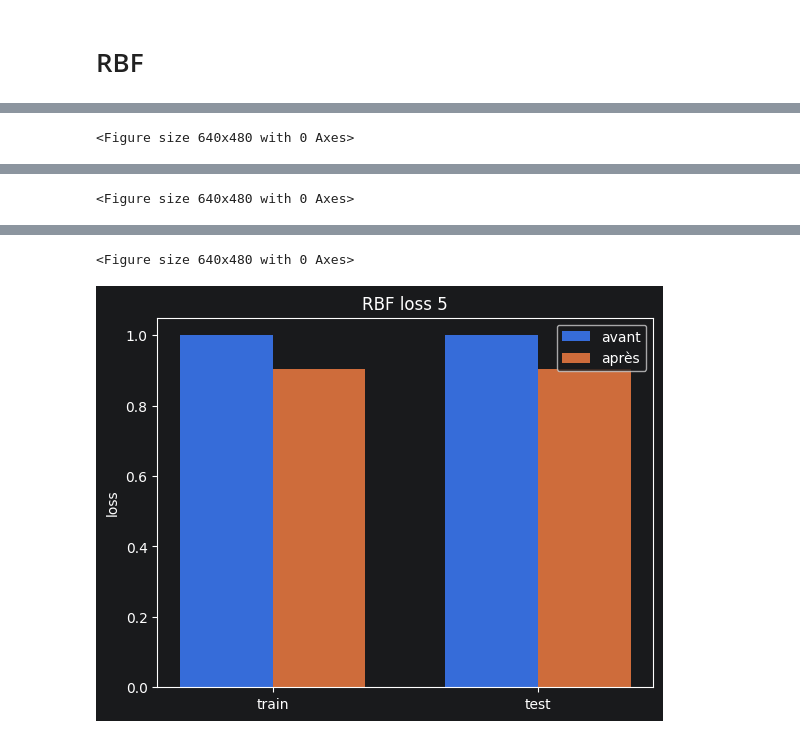
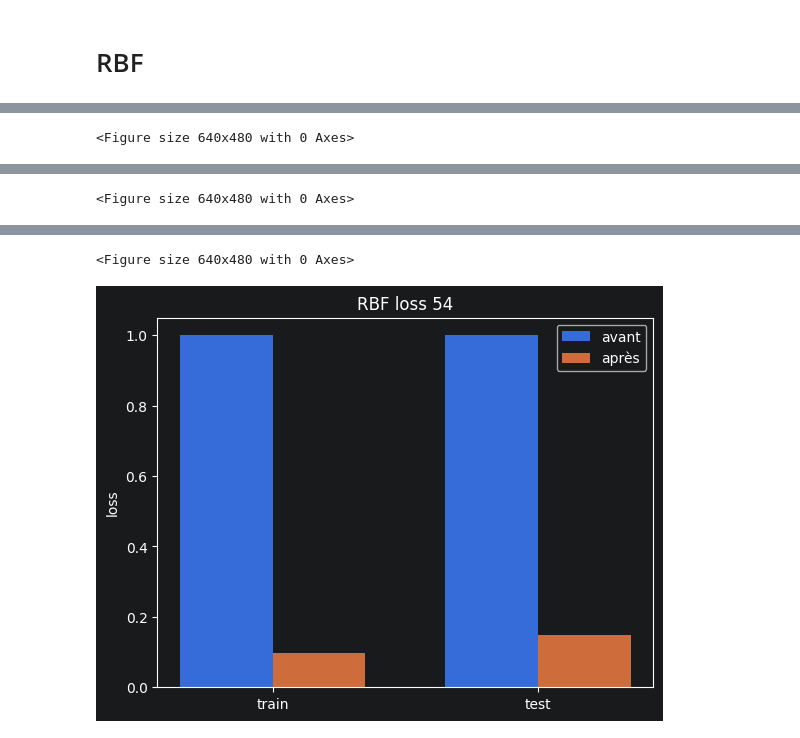
Before and after one commit to StarNova2/Annual-Project-ESGI, a Jupyter notebook: project/PythonProject/[Notebook] Test_modele.ipynb, the cells around one changed output, grey strips where cells are left out. Drawn from its saved outputs; the diff is of its cells as text; code cells hidden in the pictures.

Commit message:
envoie des résultats d'expérimentation

```diff
--- a/project/PythonProject/[Notebook] Test_modele.ipynb
+++ b/project/PythonProject/[Notebook] Test_modele.ipynb
@@ -165,7 +165,7 @@ def affichage_loss_lineaire(log: dict, title: str):
 # Code
 # %%
 etat_grayscale = True #True ou false, activation de la nuance de gris
-chemin = r"C:\Users\theot\Pictures\Dataset"
+chemin = r"C:\Users\theot\Pictures\Dataset_clean"
 width = int(40 * 16/9)
 height = 40
 
@@ -207,14 +207,15 @@ Images ignorees: 0
 # %%
 #---Entrainement modèle linéaire---
 start_time_all = time.perf_counter()
-epochs = 1_000 * split_bundle.x_train.shape[0]             #Nombre de fois où le modèle s'entrainera sur l'ensemble des données
-pas_apprentissage = 0.0001           #Pas d'apprentissage du modèle linéaire
-batch_size_like = 100000             #Calcul du loss tout les x epoch
-liste_seed = [12, 24, 42, 5, 59]
+epochs = 10000 * split_bundle.x_train.shape[0]             #Nombre de fois où le modèle s'entrainera sur l'ensemble des données
+pas_apprentissage = 0.001          #Pas d'apprentissage du modèle linéaire
+batch_size_like = int(10000000/6.7)             #Calcul du loss tout les x epoch
+liste_seed = [5, 42, 12, 24, 59]
 
 tous_les_train_loss = []
 tous_les_test_loss = []
 liste_accuracy = []
+moy_accuracy = 0
 
 
 
@@ -238,11 +239,14 @@ for i in liste_seed:
     linear.set_accuracy(accuracy=accuracy)
     affichage_loss_lineaire(log_loss, f"Loss modèle linéaire {i}")
 
-    linear.sauvegarde("save_model/linear/model_linear1.json", log=log_loss, epochs=epochs)
+    linear.sauvegarde(f"save_model/linear/model_linear_pas{pas_apprentissage}_batch_size{batch_size_like}_seed{i}.json", log=log_loss, epochs=epochs)
     linear.close()
+    moy_accuracy += accuracy
 
 
 
 
 print(f"Temps total: {time.perf_counter() - start_time_all:.2f}s")
+print("===========")
+print("Accuracy moyen : ", moy_accuracy/5)
 # %% [output]
@@ -330,43 +323,54 @@ Classe prédite : FPS
 # %% [markdown]
 # RBF
 # %%
+import random
+
 #---Entrainement modèle RBF---
 start_time_all = time.perf_counter()
 mouvement_max = 0.0001      #Mouvement accepté lors de lloyd
-nb_cluster = 3            #Nombre de cluster pour lloyd
-max_loop = 1000             #Nombre maximul de tour
+nb_cluster = 520              #Nombre de cluster pour lloyd
+max_loop = 100000             #Nombre maximul de tour
 gamma = 0.01
-liste_seed = [12, 24, 42, 5, 59]
+liste_seed = [3, 14, 1, 2, 12, 59, 96, 11, 13, 18, 26, 30, 59] #12, 59, 96
+moy_accuracy = 0
 
-for i in liste_seed:
-    start_time = time.perf_counter()
-    RBF = OVRRBF(
-            input_dim=split_bundle.x_train.shape[1],
-            nb_cluster=nb_cluster,
-            output_dim=len(bundle.class_names),
-            seed=i
+for _ in range(0, 100):
+    try:
+        i = random.randint(1, 100)
+        start_time = time.perf_counter()
+        RBF = OVRRBF(
+                input_dim=split_bundle.x_train.shape[1],
+                nb_cluster=nb_cluster,
+                output_dim=len(bundle.class_names),
+                seed=i
+            )
+
+        RBF.entrainement(split_bundle.x_train,split_bundle.y_train,mouvement_max,max_loop, gamma)
+
+        pred = RBF.prediction(split_bundle.x_test)
+
+
+        #---Résultats---
+        print(f"=== Resultats seed {i} ===")
+        _print_results("RBF", split_bundle.y_test, pred, bundle.class_names)
+        print()
+        print(f"Temps total: {time.perf_counter() - start_time:.2f}s")
+
+
+        loss_rbf = loss(RBF, split_bundle.x_train, split_bundle.y_train, split_bundle.x_test, split_bundle.y_test)
+        RBF.set_accuracy(accuracy=accuracy)
+        moy_accuracy += accuracy
+        affichage_loss_rbf(loss_rbf, title=f"RBF loss {i}")
+        RBF.sauvegarde(
+        f"save_model/rbf/model_rbf_ga{gamma}_clu{nb_cluster}_seed{i}.json", log_loss= loss_rbf,
+         nb_cluster=nb_cluster,mouvement_max=mouvement_max,max_loop=max_loop,gamma=gamma,
         )
 
-    RBF.entrainement(split_bundle.x_train,split_bundle.y_train,mouvement_max,max_loop, gamma)
 
-    pred = RBF.prediction(split_bundle.x_test)
-
-
-    #---Résultats---
-    print(f"=== Resultats seed {i} ===")
-    _print_results("RBF", split_bundle.y_test, pred, bundle.class_names)
-    print()
-    print(f"Temps total: {time.perf_counter() - start_time:.2f}s")
-
-
-    loss_rbf = loss(RBF, split_bundle.x_train, split_bundle.y_train, split_bundle.x_test, split_bundle.y_test)
-    RBF.set_accuracy(accuracy=accuracy)
-    affichage_loss_rbf(loss_rbf, title=f"RBF loss {i}")
-    RBF.sauvegarde(
-    f"save_model/rbf/model_rbf_ga{gamma}_clu{nb_cluster}_seed{i}.json", log_loss= loss_rbf,
-     nb_cluster=nb_cluster,mouvement_max=mouvement_max,max_loop=max_loop,gamma=gamma,
-    )
-
-
-    RBF.close()
+        RBF.close()
+        print("===========")
+        print("Accuracy moyen : ", moy_accuracy/5)
+    except :
+        print(f"error {i}")
+        RBF.close()
 # %% [output]
@@ -418,2 +434,2 @@ Temps total: 0.39s
 <Figure size 640x480 with 0 Axes>
-[figure, old version]
+[figure, new version]
```
Also changed, not shown: parts of 5 cells of this notebook, 22 other files.
